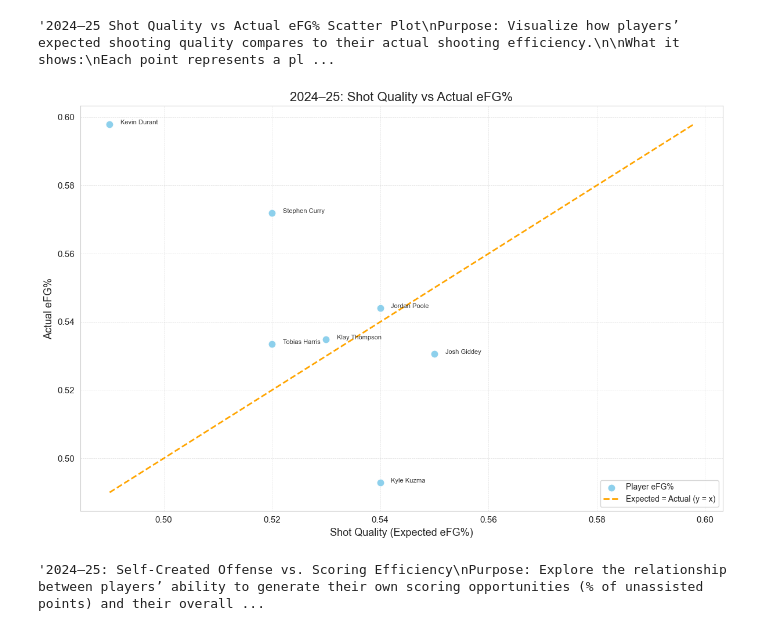
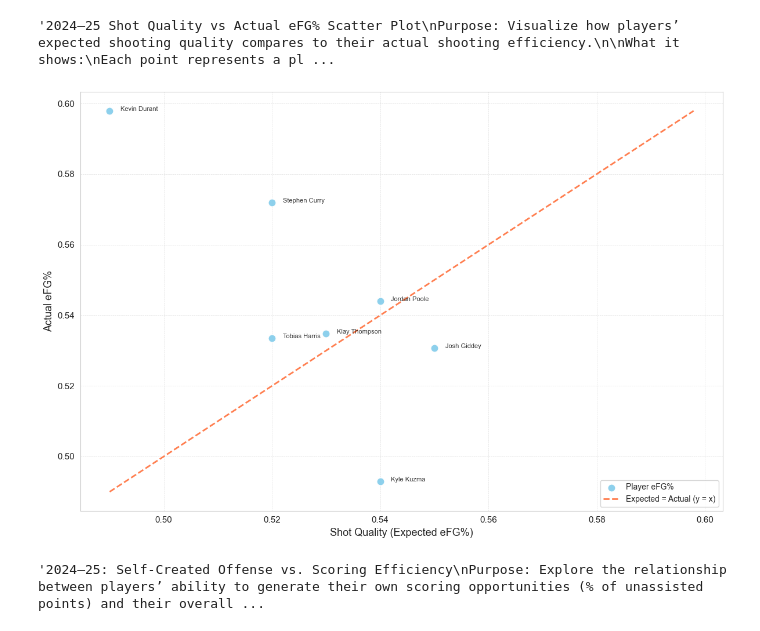
Before and after one commit to KeanuVentura/BeyondOpenLooks, a Jupyter notebook: beyond_open_looks_notebook.ipynb, the cells around one changed output. Cells and saved outputs as stored; diff of their text form; code cells hidden in the pictures.

Commit message:
two plots

```diff
--- a/beyond_open_looks_notebook.ipynb
+++ b/beyond_open_looks_notebook.ipynb
@@ -267,33 +272,32 @@ plt.scatter(
     label='Player eFG%'
 )
 
 # Reference line: y = x (Expected = Actual)
 min_val = min(season_data['Shot_Quality'].min(), season_data['eFG%'].min())
 max_val = max(season_data['Shot_Quality'].max(), season_data['eFG%'].max())
-plt.plot([min_val, max_val], [min_val, max_val], linestyle='--', color='orange', linewidth=2, label='Expected = Actual (y = x)', zorder=1)
+plt.plot([min_val, max_val], [min_val, max_val], linestyle='--', color='coral', linewidth=2, label='Expected = Actual (y = x)', zorder=1)
 
 # Annotate all players
 for _, row in season_data.iterrows():
     plt.text(
         row['Shot_Quality'] + 0.002,  # x-offset for clarity
         row['eFG%'],
         row['Player'],
         fontsize=8,
         color='black',
         alpha=0.8
     )
 
 # Title and axes
-plt.title('2024–25: Shot Quality vs Actual eFG%', fontsize=16)
 plt.xlabel('Shot Quality (Expected eFG%)', fontsize=13)
 plt.ylabel('Actual eFG%', fontsize=13)
 plt.xticks(fontsize=11)
 plt.yticks(fontsize=11)
 
 # Legend and grid
 plt.legend()
 plt.grid(True, linestyle='--', linewidth=0.5, alpha=0.6)
 plt.tight_layout()
 plt.show()
 # %% [output]
-[figure, old version]
+[figure, new version]
```
Also changed, not shown: parts of 3 cells of this notebook, 5 other files.
